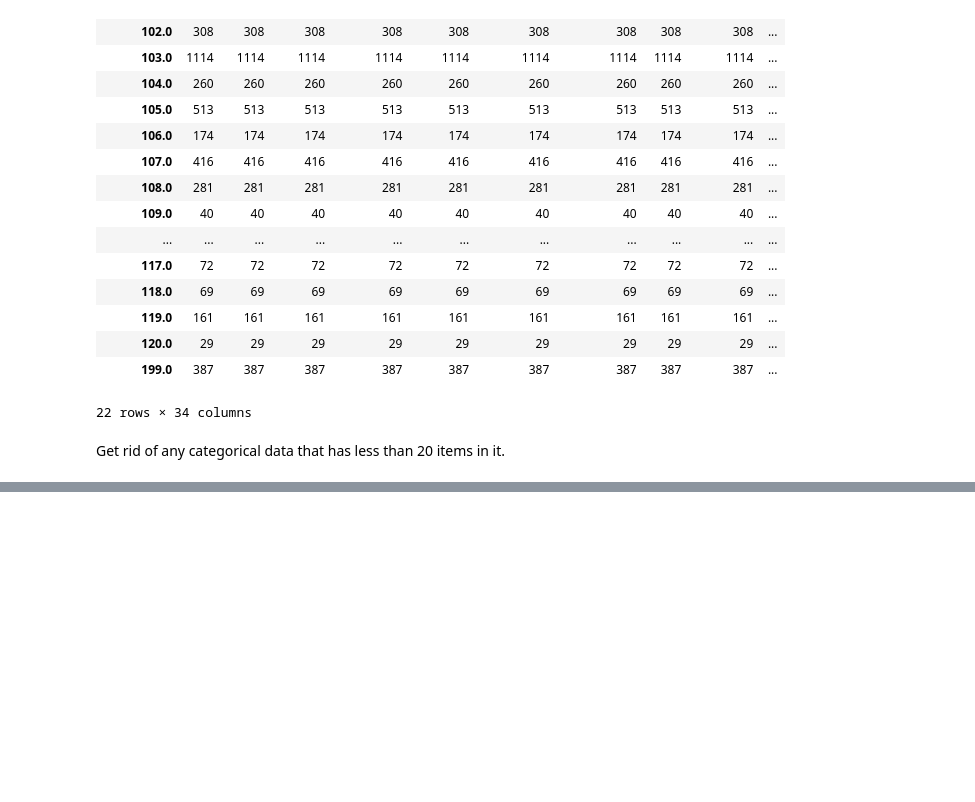
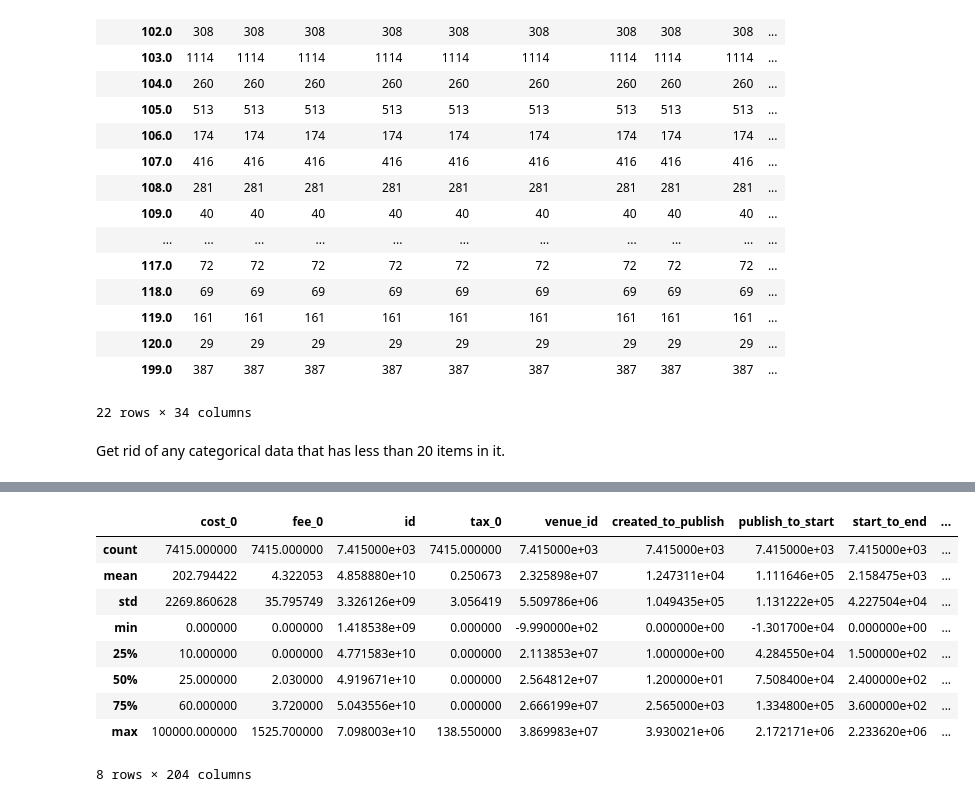
Before and after one commit to peterschnatz/BritePrice, a Jupyter notebook: RightPrice_EDA.ipynb, the cells around one changed output, grey strips where cells are left out. Cells and saved outputs as stored; diff of their text form; code cells hidden in the pictures; blank space fills up the shorter version.

```diff
--- a/RightPrice_EDA.ipynb
+++ b/RightPrice_EDA.ipynb
@@ -324,0 +413,34 @@ waitlist_available
+# %%
+from sklearn.preprocessing import OneHotEncoder
+
+"""Make a copy of the dataframe which will be our final transformation
+before building a model."""
+train = event_df.copy()
+
+# Create instance of OHE
+ohe_enc = OneHotEncoder(sparse=False,categories='auto')
+
+# Features to OHE
+feature_list = categorical_cols
+
+# Fit the one hot encoder
+cat_features_ohe = ohe_enc.fit_transform(train[feature_list])
+
+# One hot encode each feature
+k=0
+for feature in range(len(ohe_enc.categories_)):
+
+    for cat in ohe_enc.categories_[feature]:
+
+        """Do not create new OHE column for last category of each feature
+        It will be redundant information and is not needed."""
+        if cat != ohe_enc.categories_[feature][-1]:
+            train['_'.join((feature_list[feature],str(cat)))] = cat_features_ohe[:,k]
+
+        k+=1
+
+# Drop old feature columns
+train.drop(labels=feature_list,axis=1,inplace=True)
+
+# Check the head of the dataframe
+train.head()
@@ -324,0 +455,13 @@ waitlist_available
+# %%
+train.describe()
+# %% [output]
+|  | cost_0 | fee_0 | id | tax_0 | venue_id | created_to_publish | publish_to_start | start_to_end | ... |
+| count | 7415.000000 | 7415.000000 | 7.415000e+03 | 7415.000000 | 7.415000e+03 | 7.415000e+03 | 7.415000e+03 | 7.415000e+03 | ... |
+| mean | 202.794422 | 4.322053 | 4.858880e+10 | 0.250673 | 2.325898e+07 | 1.247311e+04 | 1.111646e+05 | 2.158475e+03 | ... |
+| std | 2269.860628 | 35.795749 | 3.326126e+09 | 3.056419 | 5.509786e+06 | 1.049435e+05 | 1.131222e+05 | 4.227504e+04 | ... |
+| min | 0.000000 | 0.000000 | 1.418538e+09 | 0.000000 | -9.990000e+02 | 0.000000e+00 | -1.301700e+04 | 0.000000e+00 | ... |
+| 25% | 10.000000 | 0.000000 | 4.771583e+10 | 0.000000 | 2.113853e+07 | 1.000000e+00 | 4.284550e+04 | 1.500000e+02 | ... |
+| 50% | 25.000000 | 2.030000 | 4.919671e+10 | 0.000000 | 2.564812e+07 | 1.200000e+01 | 7.508400e+04 | 2.400000e+02 | ... |
+| 75% | 60.000000 | 3.720000 | 5.043556e+10 | 0.000000 | 2.666199e+07 | 2.565000e+03 | 1.334800e+05 | 3.600000e+02 | ... |
+| max | 100000.000000 | 1525.700000 | 7.098003e+10 | 138.550000 | 3.869983e+07 | 3.930021e+06 | 2.172171e+06 | 2.233620e+06 | ... |
+8 rows × 204 columns
```
Also changed, not shown: parts of 19 cells of this notebook, 1 other file.
